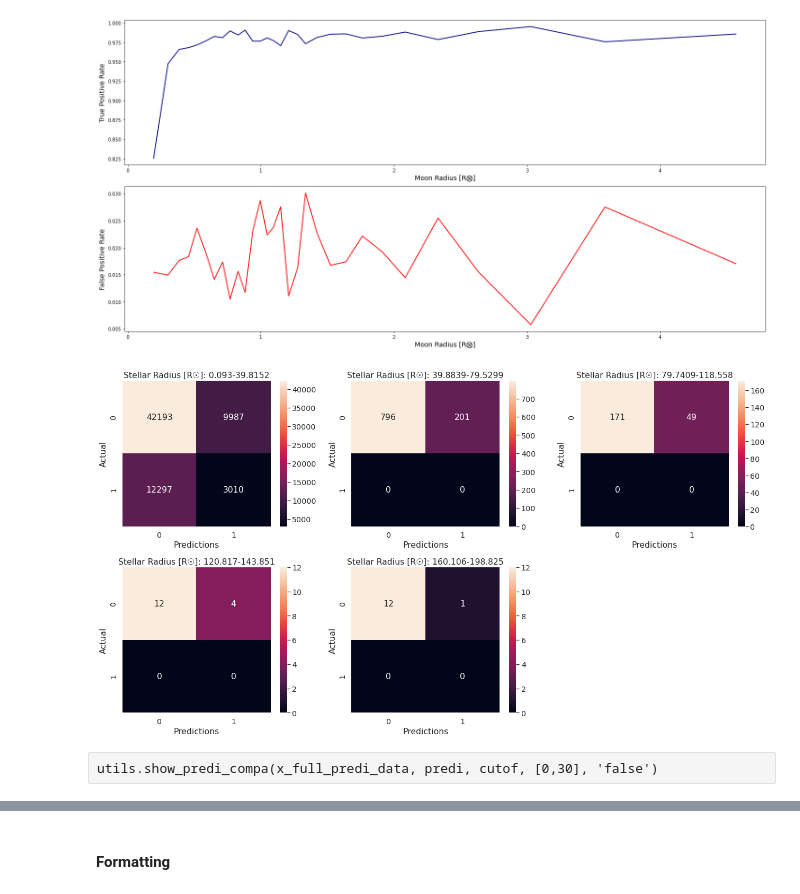
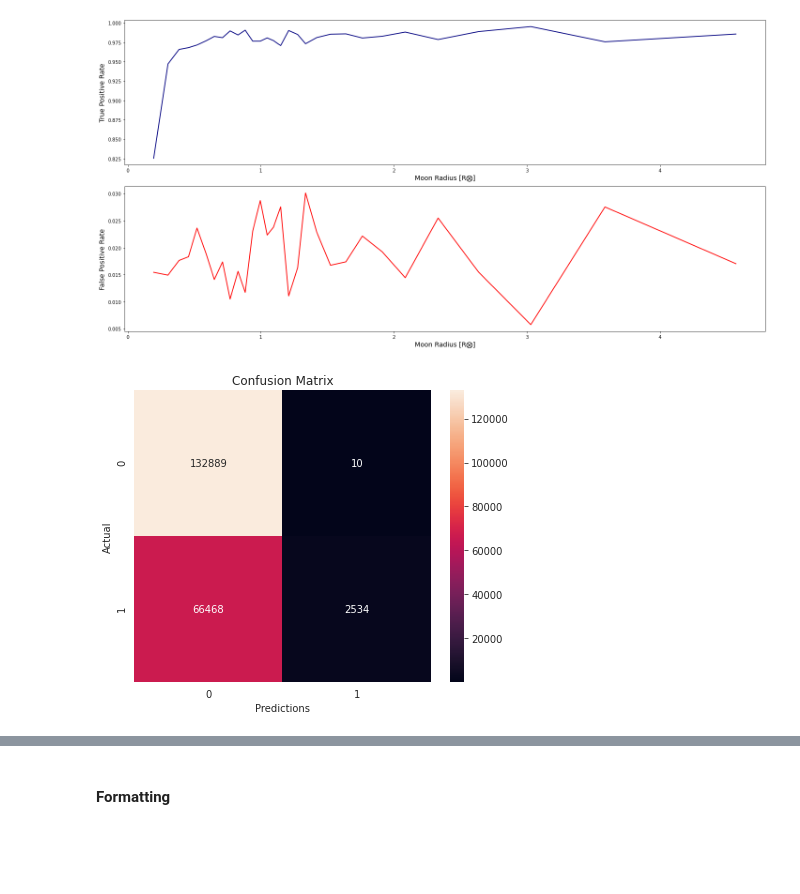
Before and after one commit to rfradkin/Exomoon_Detection, a Jupyter notebook: rnns/singl_model.ipynb, the cells around one changed output, grey strips where cells are left out. Saved outputs shown, nothing was run; the diff lists cells and outputs as text; code cells hidden in the pictures; blank space fills up the shorter version.

```diff
--- a/rnns/singl_model.ipynb
+++ b/rnns/singl_model.ipynb
@@ -427,9 +400,9 @@ utils.show_roc(predi, y_predi_data, cutof)
 utils.show_tpr_fpr(x_full_predi_data, predi, cutof, 'moon_radiu', 30, False)
 # %% [output]
 [figure]
+# %%
+cutof=.95
 # %%
-utils.show_confu_matri(x_full_predi_data, predi, cutof, 'stell_radiu', 5)
+utils.show_confu_matri(x_full_predi_data, predi, cutof)#, 'stell_radiu', 5)
 # %% [output]
-[figure, old version]
+[figure, new version]
-# %% [raw]
-utils.show_predi_compa(x_full_predi_data, predi, cutof, [0,30], 'false')
```
Also changed, not shown: parts of 29 cells of this notebook, 4 other files.
